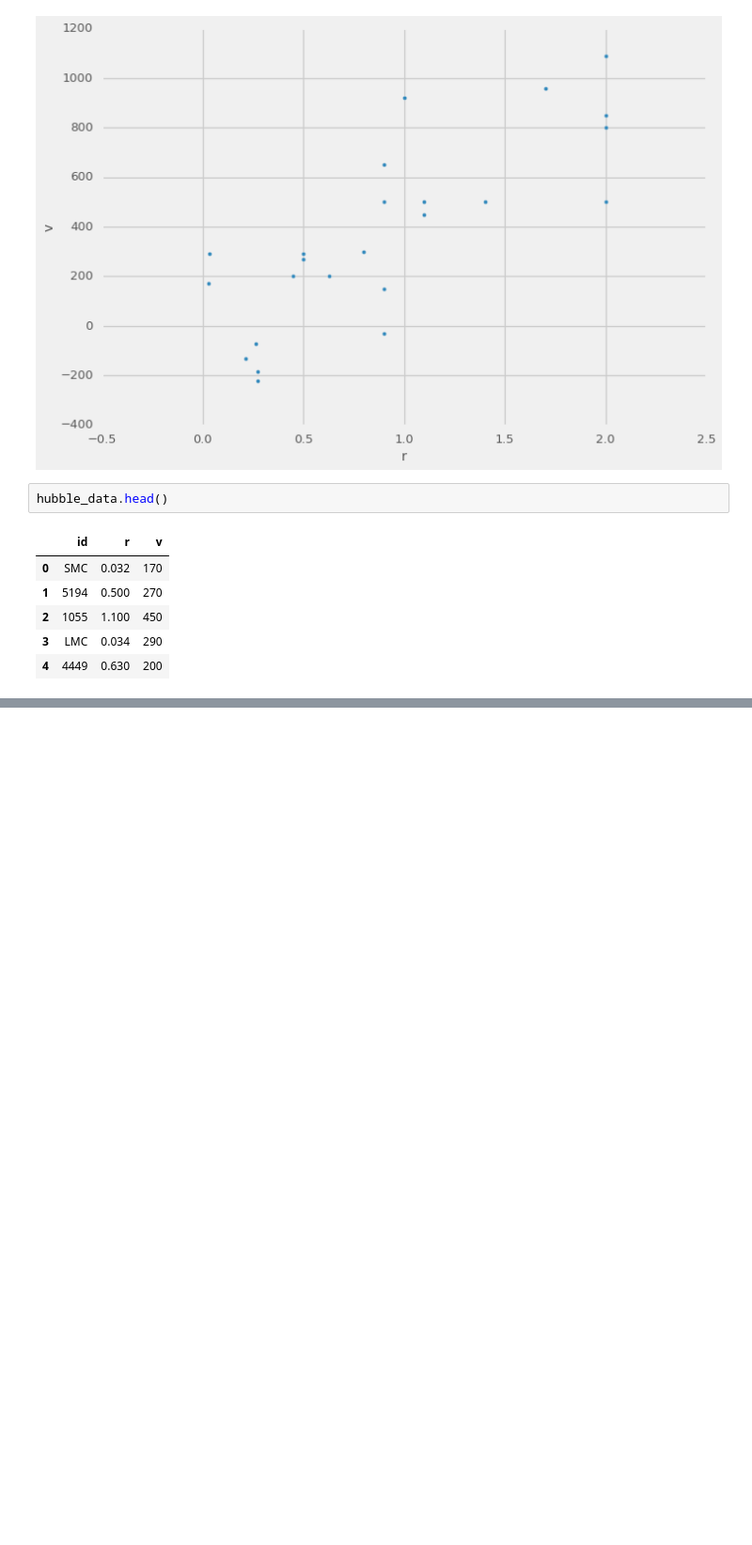
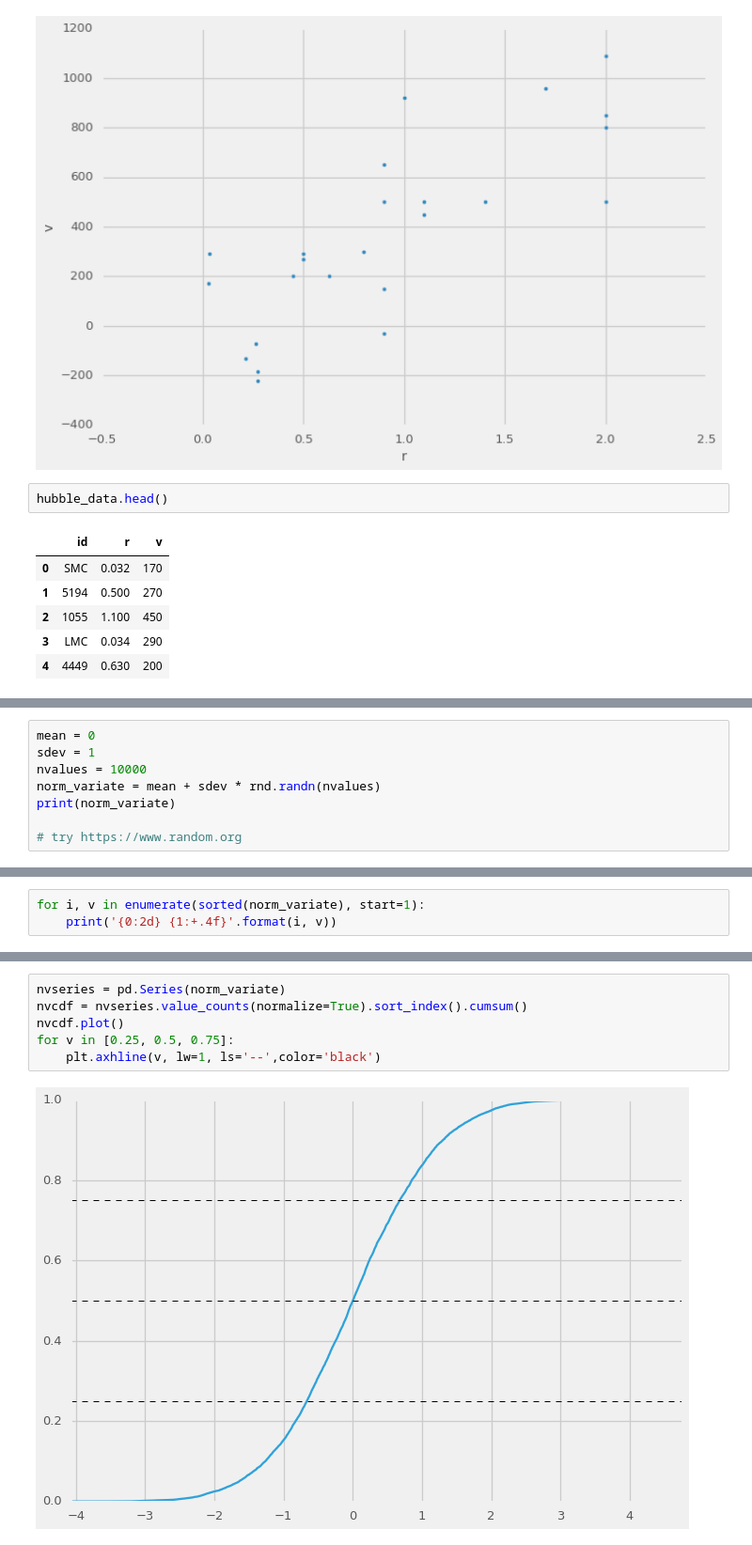
Before and after one commit to doolingdavid/Mastering-Python-Data-Analysis, a Jupyter notebook: learning.ipynb, the cells around one changed output, grey strips where cells are left out. Shown at 94% size. Cells and saved outputs as stored; diff of their text form; blank space fills up the shorter version.

```diff
--- a/learning.ipynb
+++ b/learning.ipynb
@@ -397,0 +427,8 @@ hubble_data.head()
+# %%
+mean = 0
+sdev = 1
+nvalues = 10000
+norm_variate = mean + sdev * rnd.randn(nvalues)
+print(norm_variate)
+
+# try https://www.random.org
@@ -397,0 +438,3 @@ hubble_data.head()
+# %%
+for i, v in enumerate(sorted(norm_variate), start=1):
+    print('{0:2d} {1:+.4f}'.format(i, v))
@@ -397,0 +459,8 @@ hubble_data.head()
+# %%
+nvseries = pd.Series(norm_variate)
+nvcdf = nvseries.value_counts(normalize=True).sort_index().cumsum()
+nvcdf.plot()
+for v in [0.25, 0.5, 0.75]:
+    plt.axhline(v, lw=1, ls='--',color='black')
+# %% [output]
+[figure, added]
```
Also changed, not shown: parts of 16 cells of this notebook.
